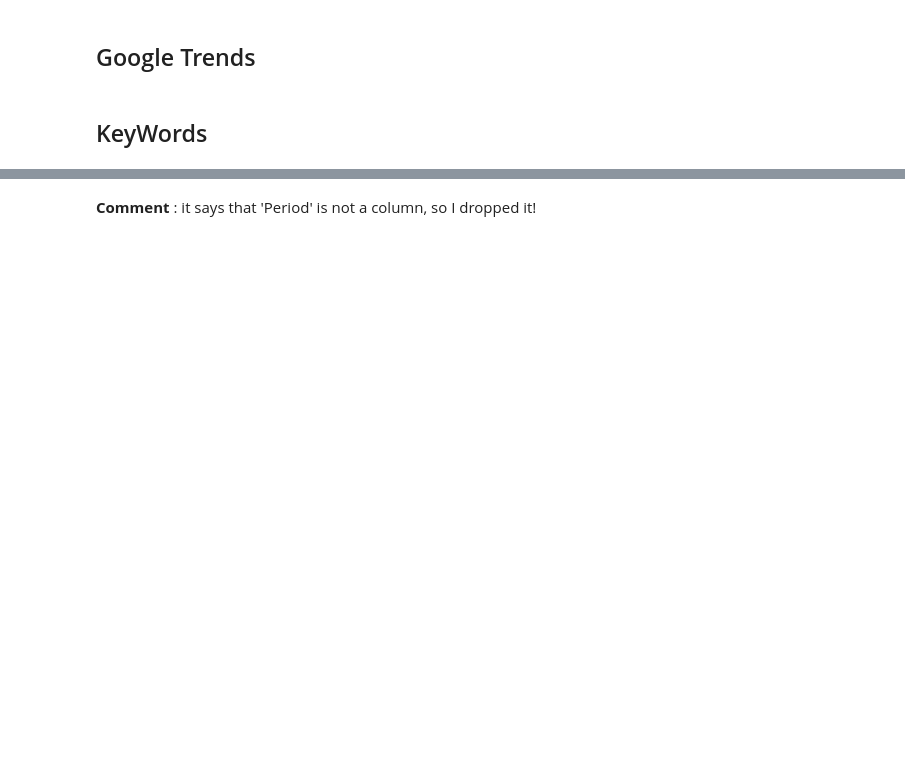
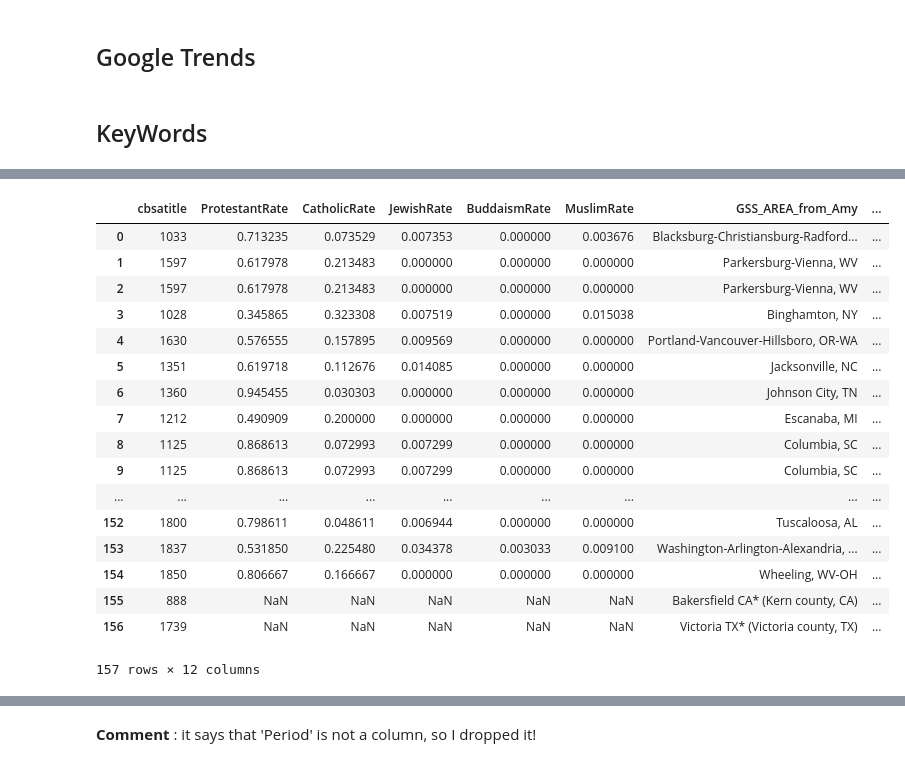
Before and after one commit to toseanliu/Google-Trend, a Jupyter notebook: DS-GA-Final-Code-modified.ipynb, the cells around one changed output, grey strips where cells are left out. Cells and saved outputs as stored; diff of their text form; code cells hidden in the pictures; blank space fills up the shorter version.

```diff
--- a/DS-GA-Final-Code-modified.ipynb
+++ b/DS-GA-Final-Code-modified.ipynb
@@ -479,0 +460,3 @@ NCVS_inner_join
+# %%
+DMA_CBSA_Walkcross = pd.read_csv('DMA_CBSA_WALKCROSS.csv')
+DMA_CBSA_Walkcross
@@ -479,0 +482,22 @@ NCVS_inner_join
+# %%
+GSS_inner_join = pd.merge(GSS_Religion_CBSA,DMA_CBSA_Walkcross, how='outer', on='cbsatitle')
+GSS_inner_join
+# %% [output]
+|  | cbsatitle | ProtestantRate | CatholicRate | JewishRate | BuddaismRate | MuslimRate | GSS_AREA_from_Amy | ... |
+| 0 | 1033 | 0.713235 | 0.073529 | 0.007353 | 0.000000 | 0.003676 | Blacksburg-Christiansburg-Radford... | ... |
+| 1 | 1597 | 0.617978 | 0.213483 | 0.000000 | 0.000000 | 0.000000 | Parkersburg-Vienna, WV | ... |
+| 2 | 1597 | 0.617978 | 0.213483 | 0.000000 | 0.000000 | 0.000000 | Parkersburg-Vienna, WV | ... |
+| 3 | 1028 | 0.345865 | 0.323308 | 0.007519 | 0.000000 | 0.015038 | Binghamton, NY | ... |
+| 4 | 1630 | 0.576555 | 0.157895 | 0.009569 | 0.000000 | 0.000000 | Portland-Vancouver-Hillsboro, OR-WA | ... |
+| 5 | 1351 | 0.619718 | 0.112676 | 0.014085 | 0.000000 | 0.000000 | Jacksonville, NC | ... |
+| 6 | 1360 | 0.945455 | 0.030303 | 0.000000 | 0.000000 | 0.000000 | Johnson City, TN | ... |
+| 7 | 1212 | 0.490909 | 0.200000 | 0.000000 | 0.000000 | 0.000000 | Escanaba, MI | ... |
+| 8 | 1125 | 0.868613 | 0.072993 | 0.007299 | 0.000000 | 0.000000 | Columbia, SC | ... |
+| 9 | 1125 | 0.868613 | 0.072993 | 0.007299 | 0.000000 | 0.000000 | Columbia, SC | ... |
+| ... | ... | ... | ... | ... | ... | ... | ... | ... |
+| 152 | 1800 | 0.798611 | 0.048611 | 0.006944 | 0.000000 | 0.000000 | Tuscaloosa, AL | ... |
+| 153 | 1837 | 0.531850 | 0.225480 | 0.034378 | 0.003033 | 0.009100 | Washington-Arlington-Alexandria, ... | ... |
+| 154 | 1850 | 0.806667 | 0.166667 | 0.000000 | 0.000000 | 0.000000 | Wheeling, WV-OH | ... |
+| 155 | 888 | NaN | NaN | NaN | NaN | NaN | Bakersfield CA* (Kern county, CA) | ... |
+| 156 | 1739 | NaN | NaN | NaN | NaN | NaN | Victoria TX* (Victoria county, TX) | ... |
+157 rows × 12 columns
```
Also changed, not shown: parts of 57 cells of this notebook, 21 other files.
